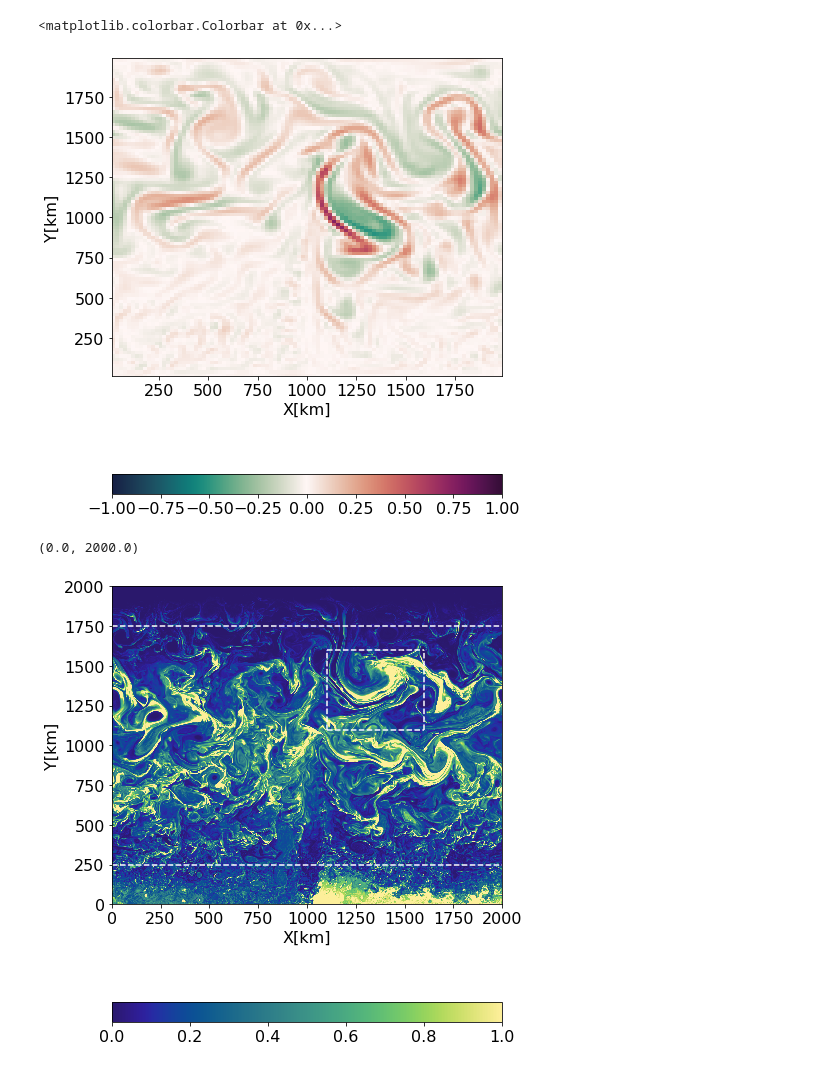
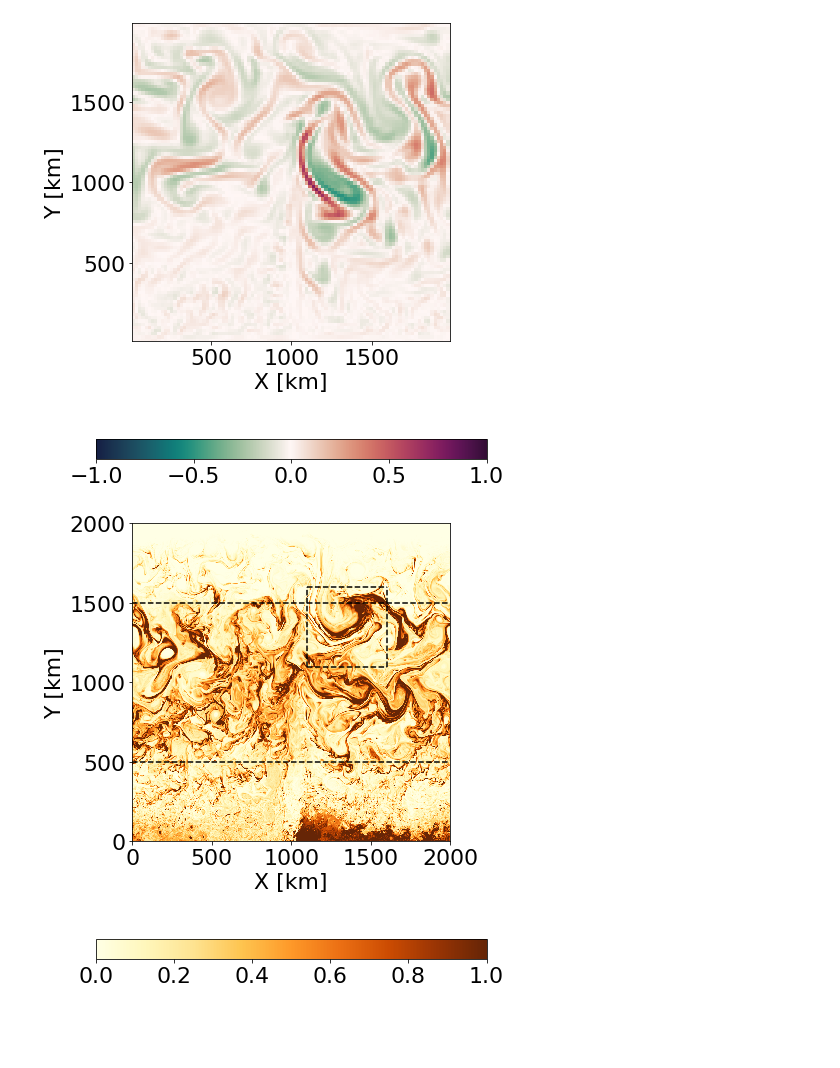
Before and after one commit to dhruvbalwada/vorticity-strain-conditioning, a Jupyter notebook: notebooks/fig2.ipynb, the cells around one changed output. Saved outputs shown, nothing was run; the diff lists cells and outputs as text; code cells hidden in the pictures; blank space fills up the shorter version.

```diff
--- a/notebooks/fig2.ipynb
+++ b/notebooks/fig2.ipynb
@@ -11,7 +11,7 @@ import scipy.special as sp
 from intake import open_catalog
 import cmocean
 # %%
-plt.rcParams.update({'font.size': 16})
+plt.rcParams.update({'font.size': 22})
 # %%
 cat = open_catalog("https://raw.githubusercontent.com/pangeo-data/pangeo-datastore/master/intake-catalogs/ocean/channel.yaml")
 ds01  = cat["channel_ridge_resolutions_01km"].to_dask()
@@ -93,32 +96,35 @@ fig.colorbar(im, orientation="horizontal", pad=0.2)
 # %%
 fig, ax = plt.subplots(figsize=(7,9))
 im = ax.pcolormesh(vort20_0.XC.values/1000,vort20_0.YC.values/1000,(vort20_0/f).rename('').isel(time=10), vmax=1, vmin=-1, cmap ='cmo.curl', rasterized=True)
-ax.set_xlabel("X[km]")
-ax.set_ylabel("Y[km]")
+ax.set_xlabel("X [km]")
+ax.set_ylabel("Y [km]")
+ax.set_aspect('equal')
 
 fig.colorbar(im, orientation="horizontal", pad=0.2)
+plt.savefig("fig1_vor20.pdf", bbox_inches = "tight")
 # %% [output]
-<matplotlib.colorbar.Colorbar at 0x...>
-[figure, old version]
+[figure, new version]
 # %%
 fig, ax = plt.subplots(figsize=(7,9))
 test01 = (ds01.PTRACER01.sel(Z=250,method='nearest').isel(time=10))
-im = ax.pcolormesh(test01.XC.values/1000,test01.YC.values/1000,(8*(1-test01)).rename(''), vmax=1,vmin=0,cmap ='cmo.haline', rasterized=True)
-ax.set_xlabel("X[km]")
-ax.set_ylabel("Y[km]")
+im = ax.pcolormesh(test01.XC.values/1000,test01.YC.values/1000,(8*(1-test01)).rename(''), vmax=1,vmin=0,cmap ='YlOrBr', rasterized=True)
+ax.set_xlabel("X [km]")
+ax.set_ylabel("Y [km]")
+ax.set_aspect('equal')
 fig.colorbar(im, orientation="horizontal", pad=0.2)
 
-ax.plot(np.linspace(12e5,16e5,20)*0+11e5/1000, np.linspace(11e5,16e5,20)/1000, 'w--',linewidth=1.5)
-ax.plot(np.linspace(12e5,16e5,20)*0+16e5/1000, np.linspace(11e5,16e5,20)/1000, 'w--',linewidth=1.5)
-ax.plot(np.linspace(11e5,16e5,20)/1000, np.linspace(12e5,16e5,20)*0+11e5/1000, 'w--',linewidth=1.5)
-ax.plot(np.linspace(11e5,16e5,20)/1000, np.linspace(12e5,16e5,20)*0+16e5/1000, 'w--',linewidth=1.5)
-ax.plot(np.linspace(0,2e6,60)/1000, np.linspace(12e5,16e5,60)*0+17.5e5/1000, 'w--')
-ax.plot(np.linspace(0,2e6,60)/1000, np.linspace(12e5,16e5,60)*0+2.5e5/1000, 'w--')
+ax.plot(np.linspace(12e5,16e5,20)*0+11e5/1000, np.linspace(11e5,16e5,20)/1000, 'k--',linewidth=1.5)
+ax.plot(np.linspace(12e5,16e5,20)*0+16e5/1000, np.linspace(11e5,16e5,20)/1000, 'k--',linewidth=1.5)
+ax.plot(np.linspace(11e5,16e5,20)/1000, np.linspace(12e5,16e5,20)*0+11e5/1000, 'k--',linewidth=1.5)
+ax.plot(np.linspace(11e5,16e5,20)/1000, np.linspace(12e5,16e5,20)*0+16e5/1000, 'k--',linewidth=1.5)
+ax.plot(np.linspace(0,2e6,60)/1000, np.linspace(12e5,16e5,60)*0+15e5/1000, 'k--')
+ax.plot(np.linspace(0,2e6,60)/1000, np.linspace(12e5,16e5,60)*0+5e5/1000, 'k--')
 ax.set_xlim(0,2000)
 ax.set_ylim(0,2000)
+
+plt.savefig("fig1_tracer01.pdf", bbox_inches = "tight")
 # %% [output]
-(0.0, 2000.0)
-[figure, old version]
+[figure, new version]
 # %%
 fig, ax = plt.subplots(figsize=(7,9))
 test05 = (ds05.PTRACER01.sel(Z=250,method='nearest').isel(time=10))
```
Also changed, not shown: parts of 11 cells of this notebook, 1 other file.
